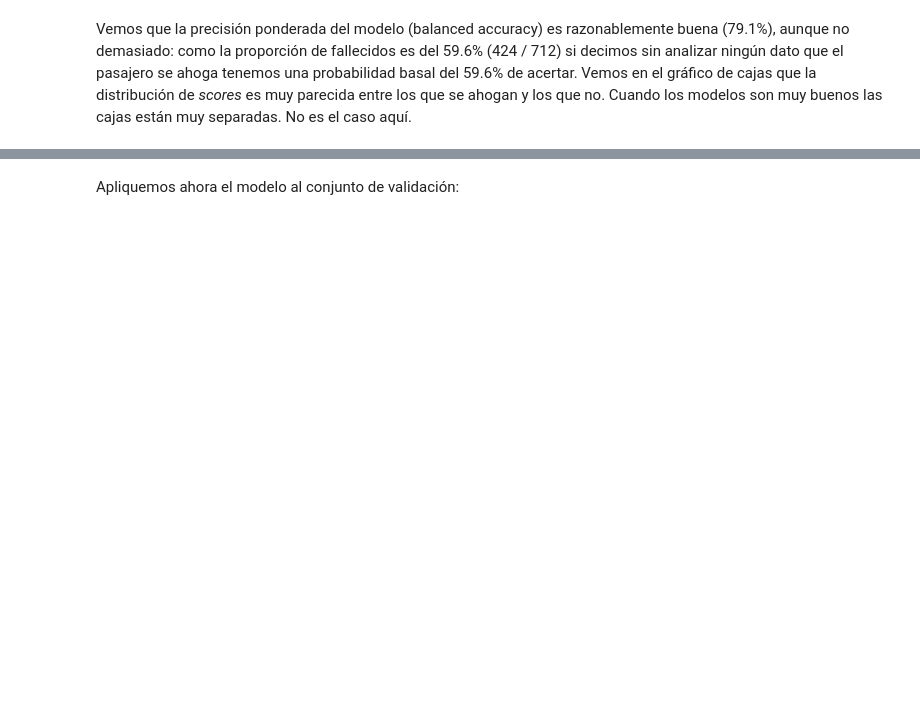
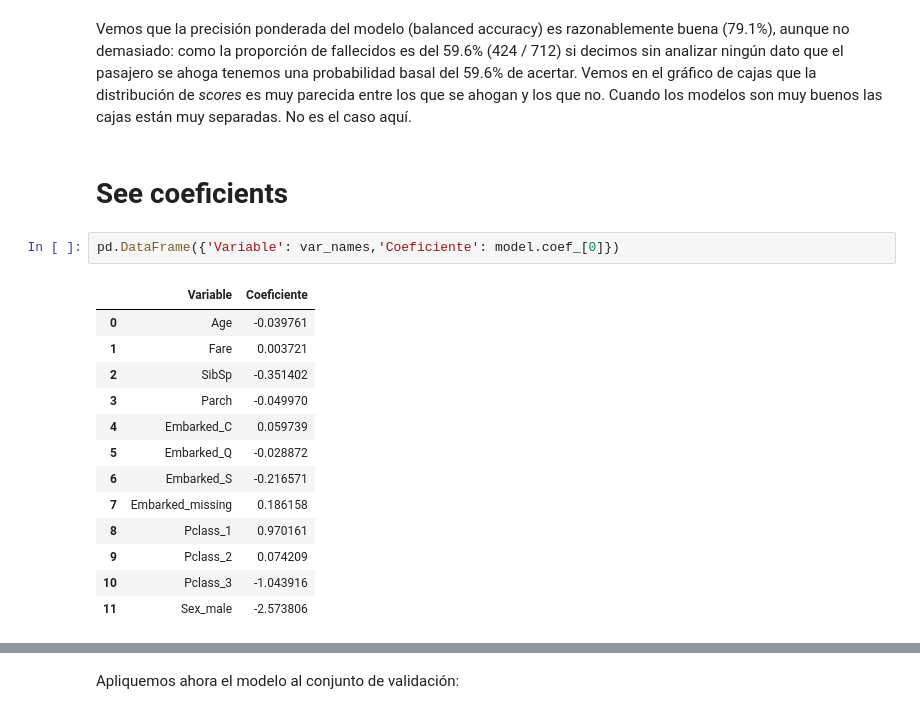
Before and after one commit to SaturdaysAI-Murcia/machine-learning, a Jupyter notebook: 2. Tabular data (clas)/2.5 Logistic Regression.ipynb, the cells around one changed output, grey strips where cells are left out. Cells and saved outputs as stored; diff of their text form; blank space fills up the shorter version.

```diff
--- a/2. Tabular data (clas)/2.5 Logistic Regression.ipynb
+++ b/2. Tabular data (clas)/2.5 Logistic Regression.ipynb
@@ -273,2 +189,20 @@ Balanced accuracy:  79.08490445042965
 # %% [markdown]
 Vemos que la precisión ponderada del modelo (balanced accuracy) es razonablemente buena (79.1%), aunque no demasiado: como la proporción de fallecidos es del 59.6% (424 / 712) si decimos sin analizar ningún dato que el pasajero se ahoga tenemos una probabilidad basal del 59.6% de acertar. Vemos en el gráfico de cajas que la distribución de *scores* es muy parecida entre los que se ahogan y los que no. Cuando los modelos son muy buenos las cajas están muy separadas. No es el caso aquí.
+# %% [markdown]
+# See coeficients
+# %%
+pd.DataFrame({'Variable': var_names,'Coeficiente': model.coef_[0]})
+# %% [output]
+|  | Variable | Coeficiente |
+| 0 | Age | -0.039761 |
+| 1 | Fare | 0.003721 |
+| 2 | SibSp | -0.351402 |
+| 3 | Parch | -0.049970 |
+| 4 | Embarked_C | 0.059739 |
+| 5 | Embarked_Q | -0.028872 |
+| 6 | Embarked_S | -0.216571 |
+| 7 | Embarked_missing | 0.186158 |
+| 8 | Pclass_1 | 0.970161 |
+| 9 | Pclass_2 | 0.074209 |
+| 10 | Pclass_3 | -1.043916 |
+| 11 | Sex_male | -2.573806 |
```
Also changed, not shown: parts of 38 cells of this notebook, 1 other file.
